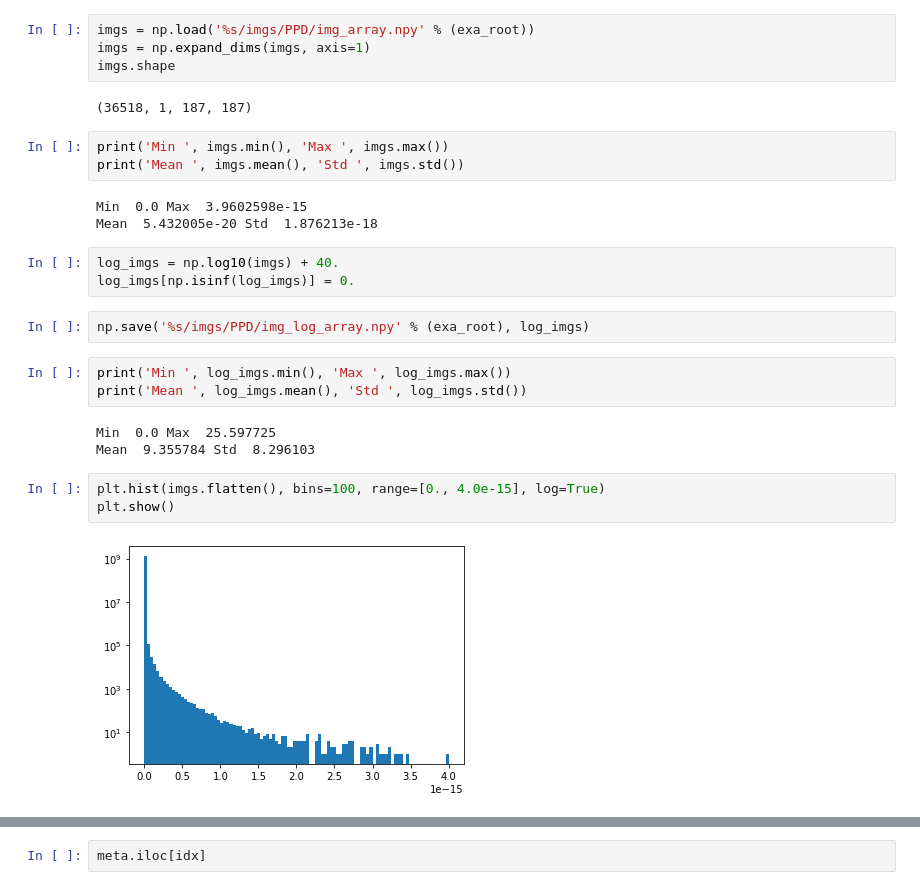
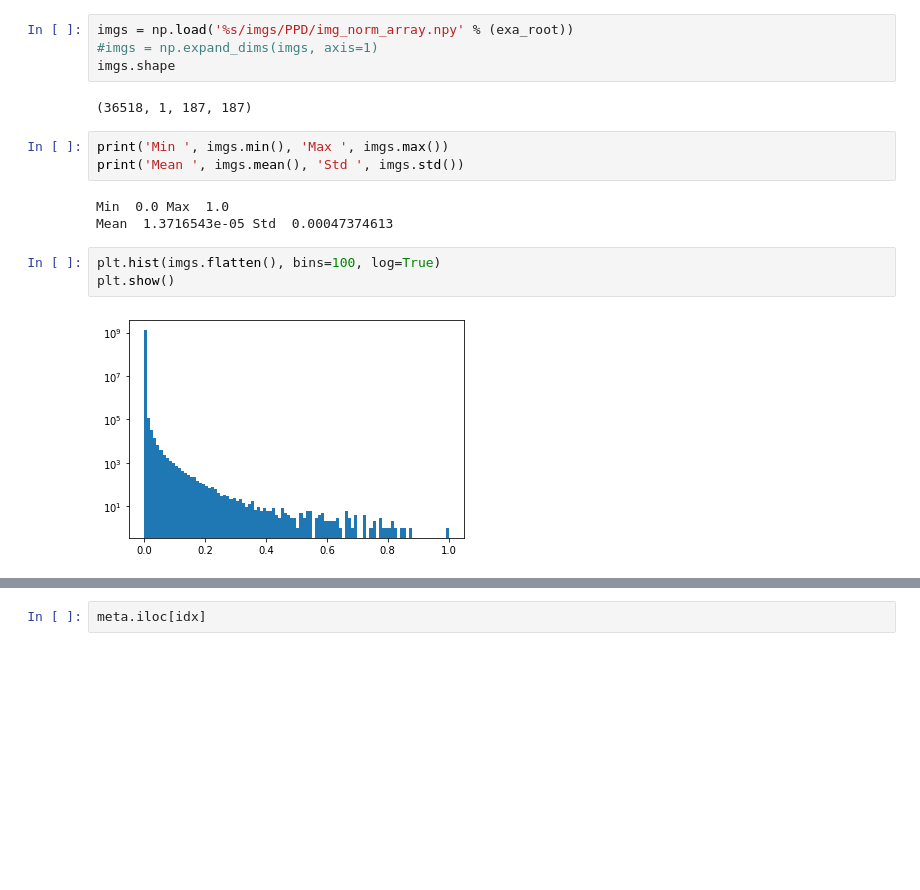
Before and after one commit to keflavich/PPDAE, a Jupyter notebook: notebooks/data_exploration.ipynb, the cells around one changed output, grey strips where cells are left out. Cells and saved outputs as stored; diff of their text form; blank space fills up the shorter version.

```diff
--- a/notebooks/data_exploration.ipynb
+++ b/notebooks/data_exploration.ipynb
@@ -58,8 +59,8 @@ plt.show()
 # %% [markdown]
 # Synthetic Images
 # %%
-imgs = np.load('%s/imgs/PPD/img_array.npy' % (exa_root))
-imgs = np.expand_dims(imgs, axis=1)
+imgs = np.load('%s/imgs/PPD/img_norm_array.npy' % (exa_root))
+#imgs = np.expand_dims(imgs, axis=1)
 imgs.shape
 # %% [output]
 (36518, 1, 187, 187)
@@ -67,21 +68,10 @@ imgs.shape
 print('Min ', imgs.min(), 'Max ', imgs.max())
 print('Mean ', imgs.mean(), 'Std ', imgs.std())
 # %% [output]
-Min  0.0 Max  3.9602598e-15
-Mean  5.432005e-20 Std  1.876213e-18
+Min  0.0 Max  1.0
+Mean  1.3716543e-05 Std  0.00047374613
-# %%
-log_imgs = np.log10(imgs) + 40.
-log_imgs[np.isinf(log_imgs)] = 0.
-# %%
-np.save('%s/imgs/PPD/img_log_array.npy' % (exa_root), log_imgs)
-# %%
-print('Min ', log_imgs.min(), 'Max ', log_imgs.max())
-print('Mean ', log_imgs.mean(), 'Std ', log_imgs.std())
-# %% [output]
-Min  0.0 Max  25.597725
-Mean  9.355784 Std  8.296103
 # %%
-plt.hist(imgs.flatten(), bins=100, range=[0., 4.0e-15], log=True)
+plt.hist(imgs.flatten(), bins=100, log=True)
 plt.show()
 # %% [output]
-[figure, old version]
+[figure, new version]
```
Also changed, not shown: parts of 4 cells of this notebook.
